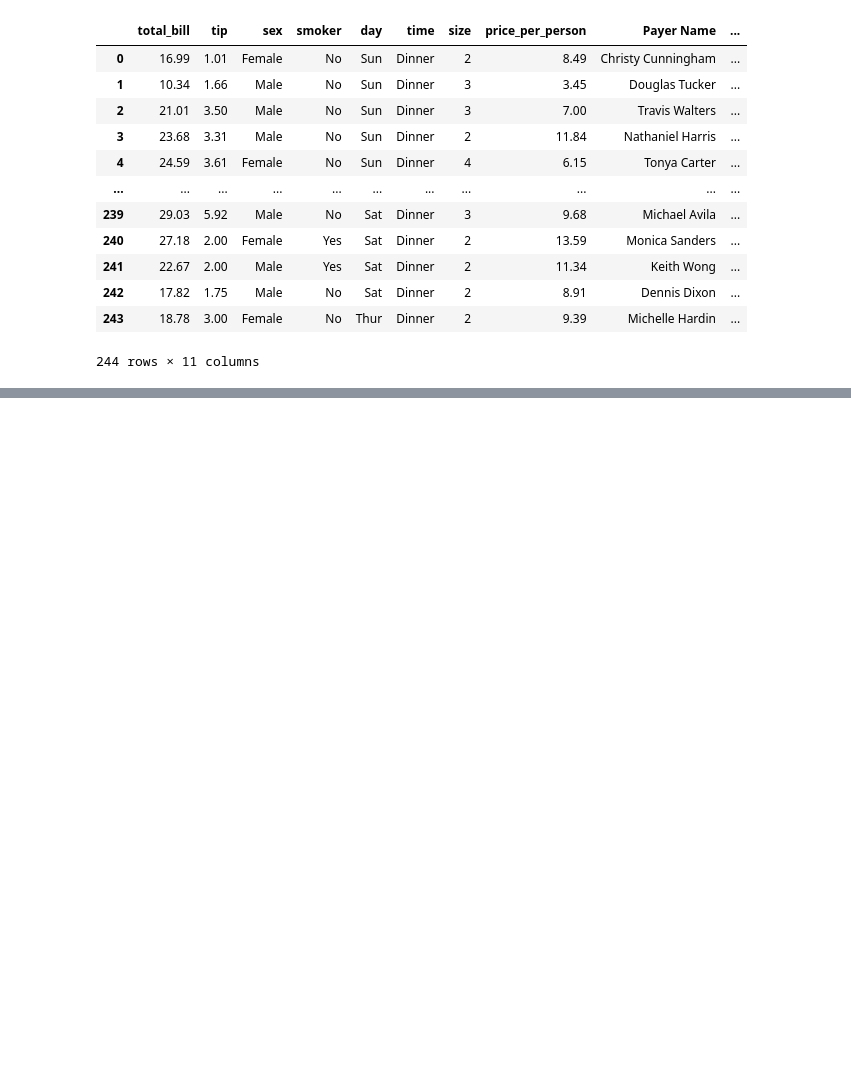
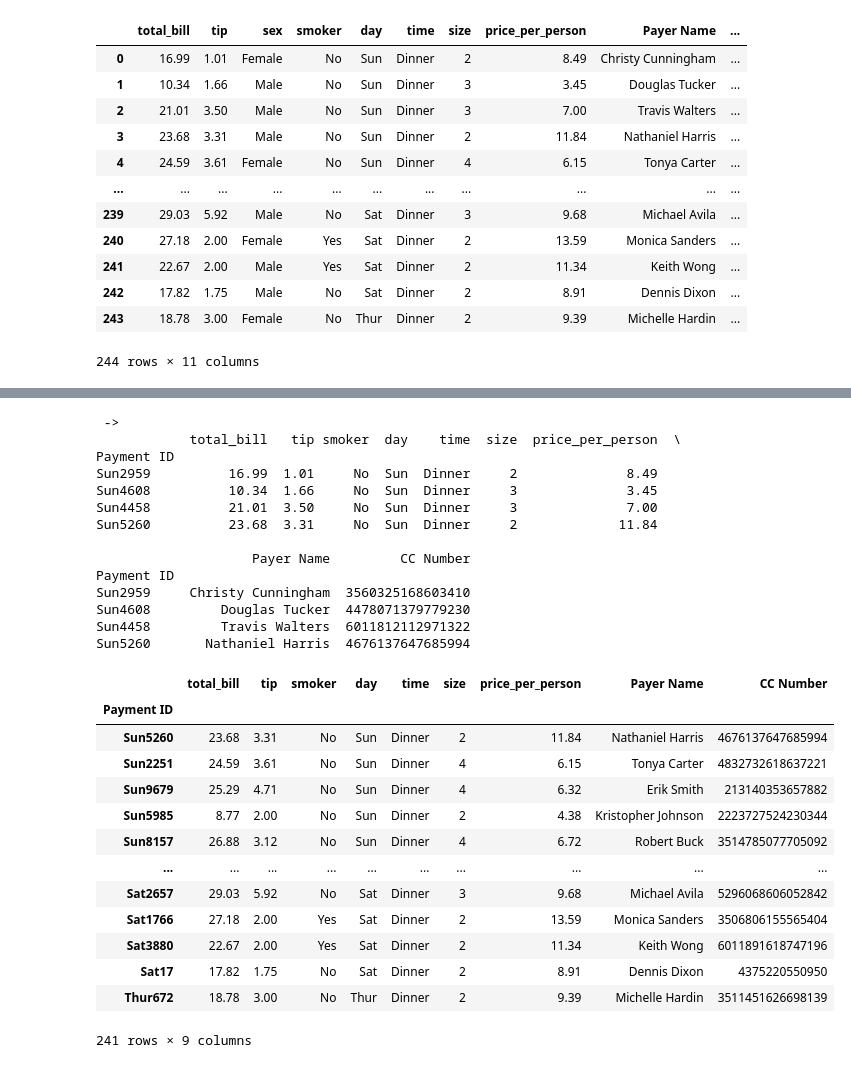
Before and after one commit to che711/DS_ML_course, a Jupyter notebook: lesson3_Pandas/lesson2_DataFrames.ipynb, the cells around one changed output, grey strips where cells are left out. Drawn from its saved outputs; the diff is of its cells as text; code cells hidden in the pictures; blank space fills up the shorter version.

```diff
--- a/lesson3_Pandas/lesson2_DataFrames.ipynb
+++ b/lesson3_Pandas/lesson2_DataFrames.ipynb
@@ -549,0 +808,33 @@ print(f"удалить колонку по названию: {df}")
+# %%
+# удаление строк через числовой индекс нельзя. можно только сохранить новый диапазон всех строк в новый dataframe без
+print(f"удаление строк через числовой индекс нельзя. можно только сохранить новый диапазон всех строк в новый dataframe без -> \n{df.iloc[0:4]}")
+df.iloc[3:]
+# %% [output]
+ ->
+            total_bill   tip smoker  day    time  size  price_per_person  \
+Payment ID
+Sun2959          16.99  1.01     No  Sun  Dinner     2              8.49
+Sun4608          10.34  1.66     No  Sun  Dinner     3              3.45
+Sun4458          21.01  3.50     No  Sun  Dinner     3              7.00
+Sun5260          23.68  3.31     No  Sun  Dinner     2             11.84
+
+                    Payer Name         CC Number
+Payment ID
+Sun2959     Christy Cunningham  3560325168603410
+Sun4608         Douglas Tucker  4478071379779230
+Sun4458         Travis Walters  6011812112971322
+Sun5260       Nathaniel Harris  4676137647685994
+|  | total_bill | tip | smoker | day | time | size | price_per_person | Payer Name | CC Number |
+| Payment ID |  |  |  |  |  |  |  |  |  |
+| Sun5260 | 23.68 | 3.31 | No | Sun | Dinner | 2 | 11.84 | Nathaniel Harris | 4676137647685994 |
+| Sun2251 | 24.59 | 3.61 | No | Sun | Dinner | 4 | 6.15 | Tonya Carter | 4832732618637221 |
+| Sun9679 | 25.29 | 4.71 | No | Sun | Dinner | 4 | 6.32 | Erik Smith | 213140353657882 |
+| Sun5985 | 8.77 | 2.00 | No | Sun | Dinner | 2 | 4.38 | Kristopher Johnson | 2223727524230344 |
+| Sun8157 | 26.88 | 3.12 | No | Sun | Dinner | 4 | 6.72 | Robert Buck | 3514785077705092 |
+| ... | ... | ... | ... | ... | ... | ... | ... | ... | ... |
+| Sat2657 | 29.03 | 5.92 | No | Sat | Dinner | 3 | 9.68 | Michael Avila | 5296068606052842 |
+| Sat1766 | 27.18 | 2.00 | Yes | Sat | Dinner | 2 | 13.59 | Monica Sanders | 3506806155565404 |
+| Sat3880 | 22.67 | 2.00 | Yes | Sat | Dinner | 2 | 11.34 | Keith Wong | 6011891618747196 |
+| Sat17 | 17.82 | 1.75 | No | Sat | Dinner | 2 | 8.91 | Dennis Dixon | 4375220550950 |
+| Thur672 | 18.78 | 3.00 | No | Thur | Dinner | 2 | 9.39 | Michelle Hardin | 3511451626698139 |
+241 rows × 9 columns
```
Also changed, not shown: parts of 21 cells of this notebook, 1 other file.
